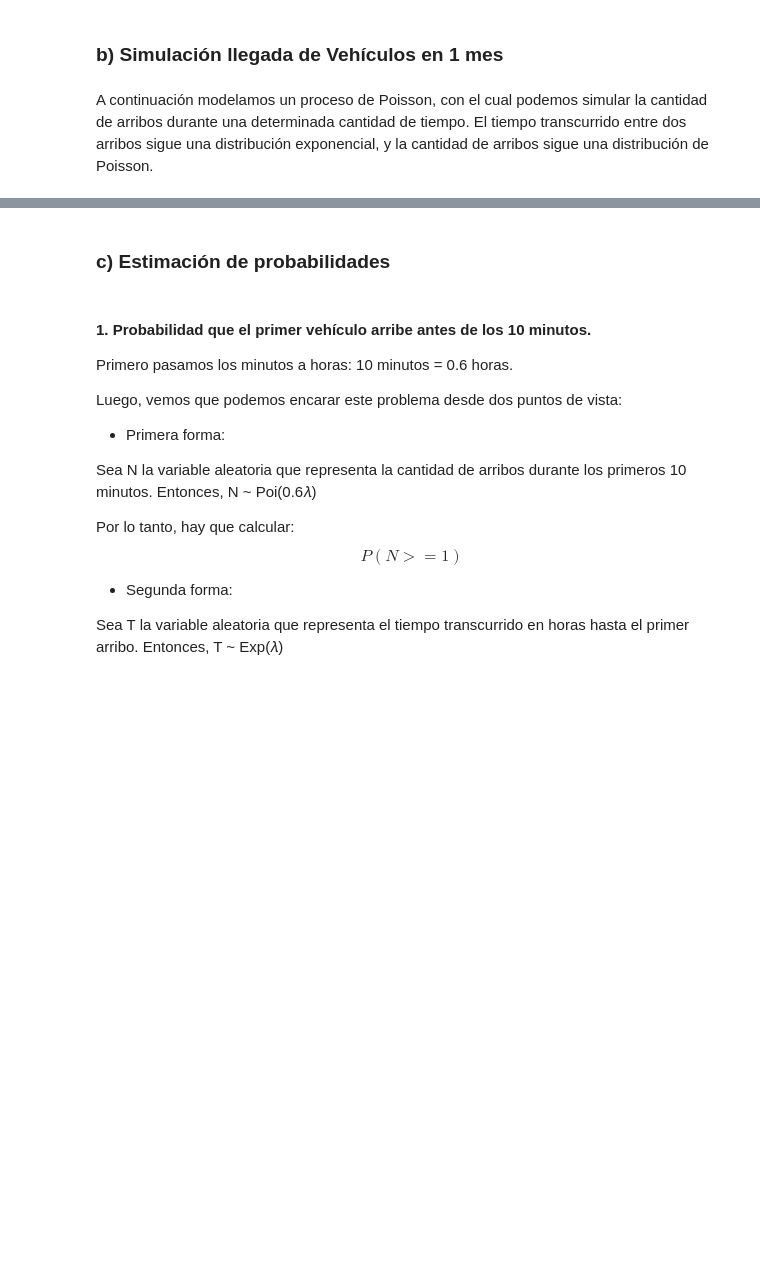
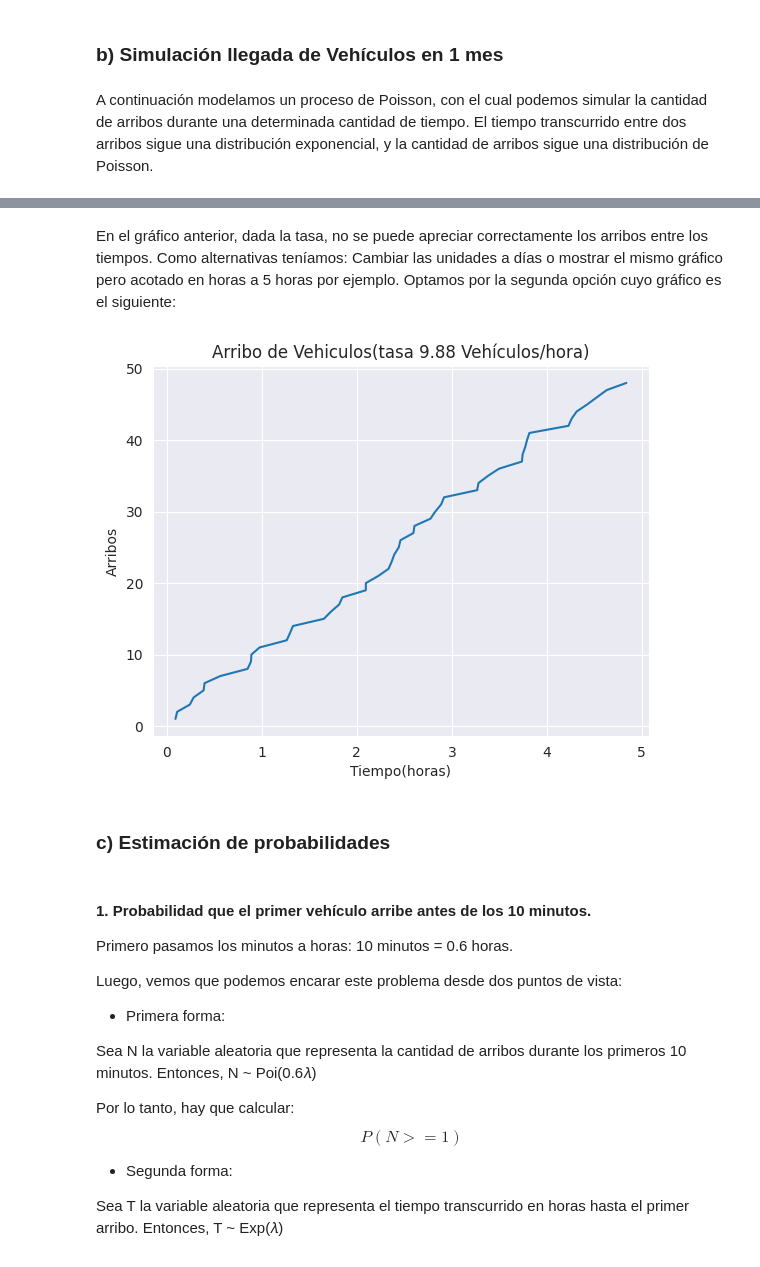
Before and after one commit to delpinor/tp-simulacion, a Jupyter notebook: TP1/ej_01.ipynb, the cells around one changed output, grey strips where cells are left out. Saved outputs shown, nothing was run; the diff lists cells and outputs as text; code cells hidden in the pictures; blank space fills up the shorter version.

Commit message:
feat: nuevo grafico de arribos vs tiempo en horas acotado a horas igual a 5

```diff
--- a/TP1/ej_01.ipynb
+++ b/TP1/ej_01.ipynb
@@ -626,3 +626,11 @@ grafico_arribos_vs_tiempo(proceso_poisson.tiempos, proceso_poisson.arribos)
+# %% [markdown]
+En el gráfico anterior, dada la tasa, no se puede apreciar correctamente los arribos entre los tiempos. Como alternativas teníamos: Cambiar las unidades a días o mostrar el mismo gráfico pero acotado en horas a 5 horas por ejemplo. Optamos por la segunda opción cuyo gráfico es el siguiente:
+# %%
+proceso_poisson = ProcesoPoisson(tasa, 5)
+proceso_poisson.simular_arribos()
+grafico_arribos_vs_tiempo(proceso_poisson.tiempos, proceso_poisson.arribos)
+# %% [output]
+[figure, added]
 # %% [markdown]
 ### c) Estimación de probabilidades
 # %% [markdown]
```
Also changed, not shown: parts of 42 cells of this notebook, 1 other file.
